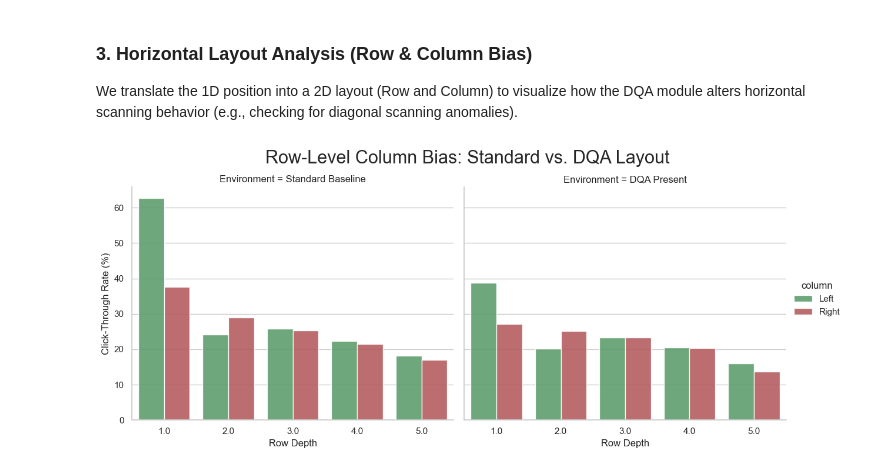
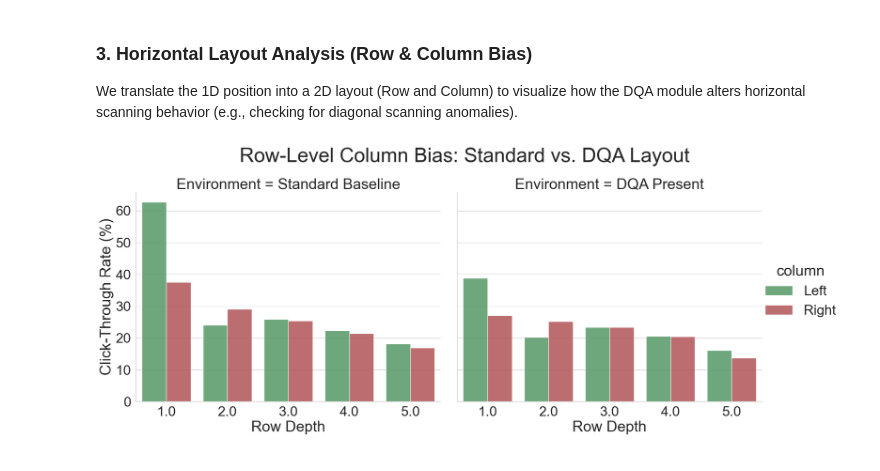
Before and after one commit to Jesperk88/Thesis_masters, a Jupyter notebook: notebooks/SQ1_Analysis.ipynb, the cells around one changed output. Cells and saved outputs as stored; diff of their text form; code cells hidden in the pictures.

```diff
--- a/notebooks/SQ1_Analysis.ipynb
+++ b/notebooks/SQ1_Analysis.ipynb
@@ -178,7 +168,7 @@ We translate the 1D position into a 2D layout (Row and Column) to visualize how
 def assign_layout(df):
     df_mapped = df.copy()
     df_mapped['row'] = (df_mapped['position'] + 1) // 2
-    # Standard grid: Odd = Left, Even = Right
+    # Odd = Left, Even = Right
     df_mapped['column'] = np.where(df_mapped['position'] % 2 != 0, 'Left', 'Right')
     return df_mapped
 
@@ -195,20 +185,19 @@ dqa_row_ctr['Environment'] = 'DQA Present'
 
 layout_ctr = pd.concat([base_row_ctr, dqa_row_ctr])
 layout_ctr['click_pct'] = layout_ctr['click'] * 100
-
-# Plotting with Seaborn
-g = sns.catplot(
-    data=layout_ctr, kind="bar",
-    x="row", y="click_pct", hue="column", col="Environment",
-    palette={"Left": "#55A868", "Right": "#C44E52"},
-    height=5, aspect=1.2, alpha=0.9
-)
-
-g.set_axis_labels("Row Depth", "Click-Through Rate (%)")
-g.fig.suptitle('Row-Level Column Bias: Standard vs. DQA Layout', y=1.05, fontsize=22)
-
-# Save the plot for the thesis document
-plt.savefig('Fig_2 layout_bias_sq1.pdf', format='pdf', bbox_inches='tight')
-plt.show()
-# %% [output]
-[figure, removed]
+# %%
+sns.set_theme(style="whitegrid", font_scale=2.5)
+g = sns.catplot(
+    data=layout_ctr, kind="bar",
+    x="row", y="click_pct", hue="column", col="Environment",
+    palette={"Left": "#55A868", "Right": "#C44E52"},
+    height=8, aspect=1.2, alpha=0.9
+)
+
+g.set_axis_labels("Row Depth", "Click-Through Rate (%)")
+g.fig.suptitle('Row-Level Column Bias: Standard vs. DQA Layout', y=1.05, fontsize=40)
+
+plt.savefig('Fig_2 layout_bias_sq1.pdf', format='pdf', bbox_inches='tight')
+plt.show()
+# %% [output]
+[figure, added]
```
Also changed, not shown: parts of 2 cells of this notebook, 4 other files.
